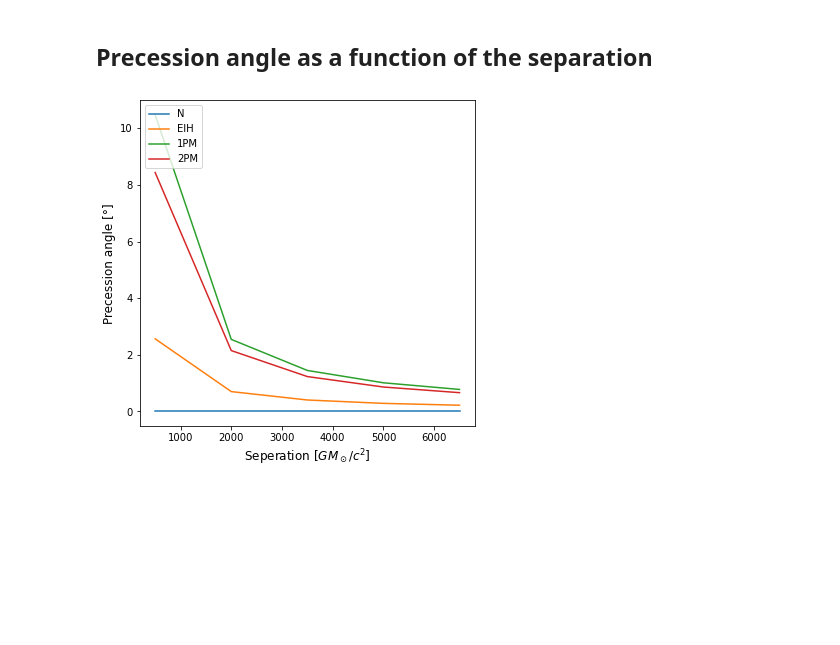
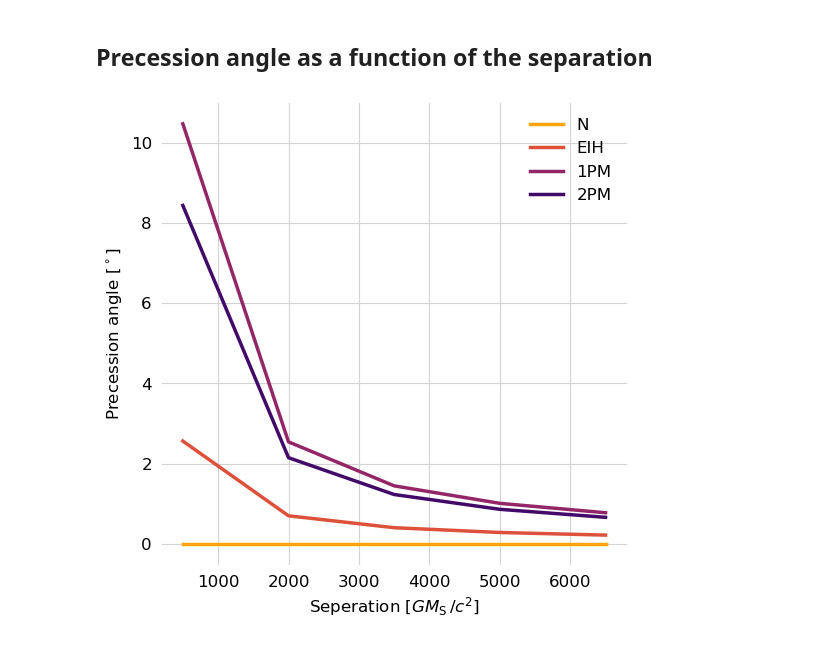
Before and after one commit to carlivas/Binary-Black-Hole-Orbitals, a Jupyter notebook: 05 POST MINKOWSKIAN EXPANSION/PM_VaryingAllParameters.ipynb, the cells around one changed output. Drawn from its saved outputs; the diff is of its cells as text; code cells hidden in the pictures; blank space fills up the shorter version.

Commit message:
Made plots and plot style

```diff
--- a/05 POST MINKOWSKIAN EXPANSION/PM_VaryingAllParameters.ipynb
+++ b/05 POST MINKOWSKIAN EXPANSION/PM_VaryingAllParameters.ipynb
@@ -376,17 +373,34 @@ for i in range(len(SMA_bin)):
 # %%
 # Varying eccentricity of test-body simulation:
 #   α = ([0.9, 0.8, 0.7, 0.6, 0.5]), m_1 = 1e-4, m_2 = 1, 6 years, SMA_bin = 1000
 # Below are precessions as a function of eccentricities for each case
 
+styles = ['Solarize_Light2', '_classic_test_patch', 'bmh', 'classic', 'dark_background', 'fast', 'fivethirtyeight', 'ggplot','grayscale','seaborn','seaborn-bright','seaborn-colorblind', 'seaborn-dark', 'seaborn-dark-palette', 'seaborn-darkgrid', 'seaborn-deep', 'seaborn-muted', 'seaborn-notebook', 'seaborn-paper', 'seaborn-pastel', 'seaborn-poster','seaborn-talk','seaborn-ticks','seaborn-white','seaborn-whitegrid','tableau-colorblind10']
+
+palette = sns.color_palette('inferno', 4).as_hex()
+plt.style.use('default')
+# plt.style.use(styles[6])
+plt.rcParams.update({'font.size':12})
+
 fig, ax = plt.subplots(1,1, figsize=(6,6))
-ax.plot(SMA_bin, precession_N_2*180/np.pi, label=('N'))
-ax.plot(SMA_bin, precession_EIH_2*180/np.pi, label=('EIH'))
-ax.plot(SMA_bin, precession_1PM_2*180/np.pi, label=('1PM'))
-ax.plot(SMA_bin, precession_2PM_2*180/np.pi, label=('2PM'))
-ax.set_xlabel('Seperation $[G M_\odot / c^2]$', fontsize=12)
-ax.set_ylabel('Precession angle [°]', fontsize=12)
-ax.legend(loc='upper left', fontsize=10)
+ax.plot(SMA_bin, precession_N_2*180/np.pi, color=palette[3], lw=2.5, label=('N'))
+ax.plot(SMA_bin, precession_EIH_2*180/np.pi, color=palette[2], lw=2.5, label=('EIH'))
+ax.plot(SMA_bin, precession_1PM_2*180/np.pi, color=palette[1], lw=2.5, label=('1PM'))
+ax.plot(SMA_bin, precession_2PM_2*180/np.pi, color=palette[0], lw=2.5, label=('2PM'))
+ax.set_xlabel('Seperation $[G M_\mathrm{S} \,/ c^2]$')
+ax.set_ylabel('Precession angle $[^\circ]$')
+ax.legend(loc='upper right', frameon=False)
+
+ax.spines['top'].set_visible(False)
+ax.spines['right'].set_visible(False)
+ax.spines['bottom'].set_visible(False)
+ax.spines['left'].set_visible(False)
+
+ax.xaxis.set_ticks_position('none')
+ax.yaxis.set_ticks_position('none')
+
+ax.grid(color='lightgray')
 
 # fig.savefig('Precession(seperation).jpg', dpi=300)
 # %% [output]
-[figure, old version]
+[figure, new version]
```
Also changed, not shown: parts of 1 cell of this notebook, 4 other files.
